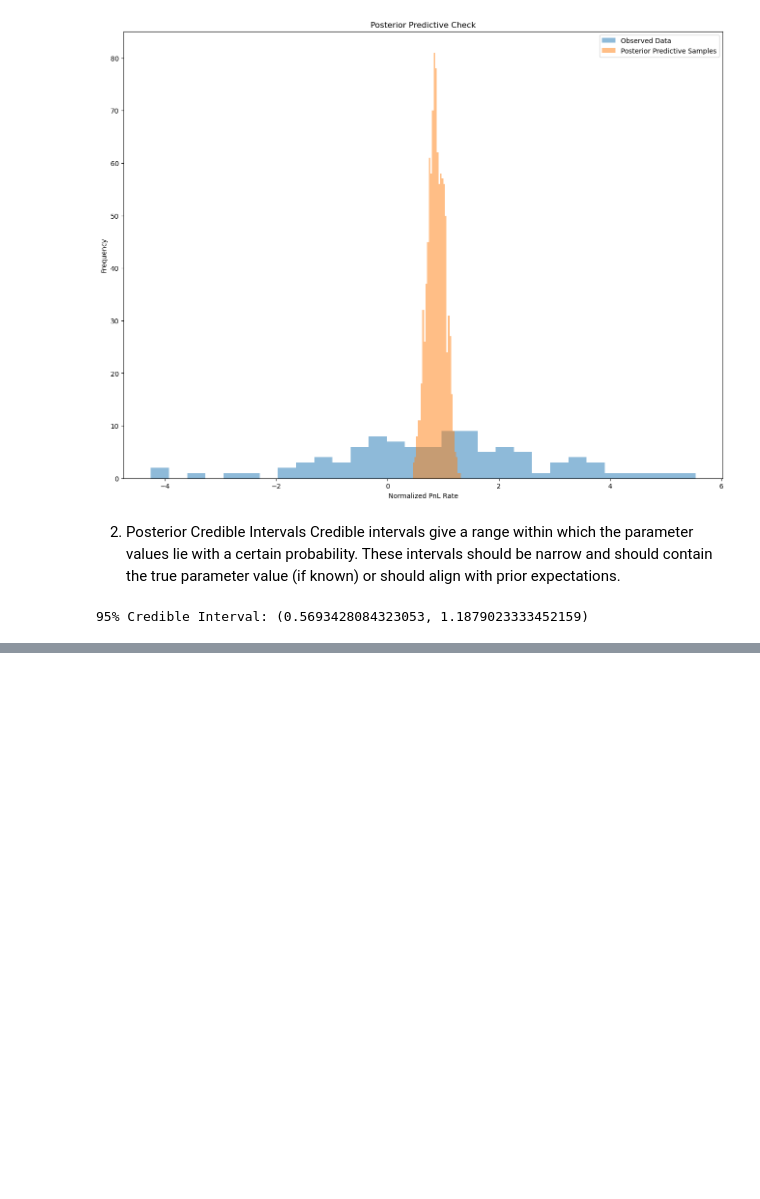
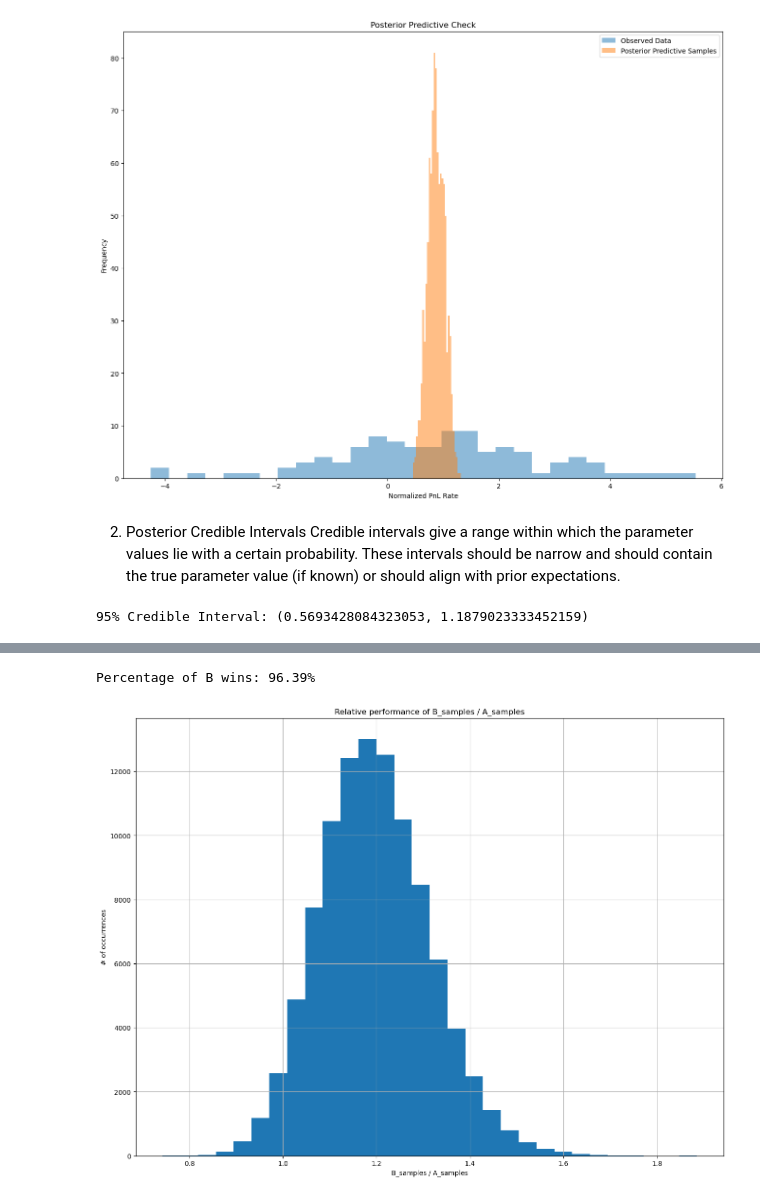
Before and after one commit to dyang1999/notebooks, a Jupyter notebook: time_series_analysis.ipynb, the cells around one changed output, grey strips where cells are left out. Drawn from its saved outputs; the diff is of its cells as text; code cells hidden in the pictures; blank space fills up the shorter version.

```diff
--- a/time_series_analysis.ipynb
+++ b/time_series_analysis.ipynb
@@ -1089,0 +1138,31 @@ print(f"95% Credible Interval: {credible_interval}")
+# %%
+import pandas as pd
+
+# Number of trials for Monte Carlo simulation
+n_trials = 100000
+
+# Draw 100,000 samples from the posterior distributions
+A_samples = pd.Series([a_post.rvs() for _ in range(n_trials)])
+B_samples = pd.Series([b_post.rvs() for _ in range(n_trials)])
+
+# Calculate the number of times B outperforms A
+B_wins = sum(B_samples > A_samples)
+
+# Calculate the percentage of B wins
+B_win_percentage = B_wins / n_trials
+
+print(f'Percentage of B wins: {B_win_percentage:.2%}')
+
+# Calculate the relative performance of B_samples to A_samples
+B_relative = B_samples / A_samples
+
+# Plot the histogram of relative performance
+B_relative.hist(bins=30)
+plt.xlabel('B_samples / A_samples')
+plt.ylabel('# of occurrences')
+plt.title('Relative performance of B_samples / A_samples')
+plt.grid(True)
+plt.show()
+# %% [output]
+Percentage of B wins: 96.39%
+[figure, added]
```
Also changed, not shown: parts of 2 cells of this notebook.
